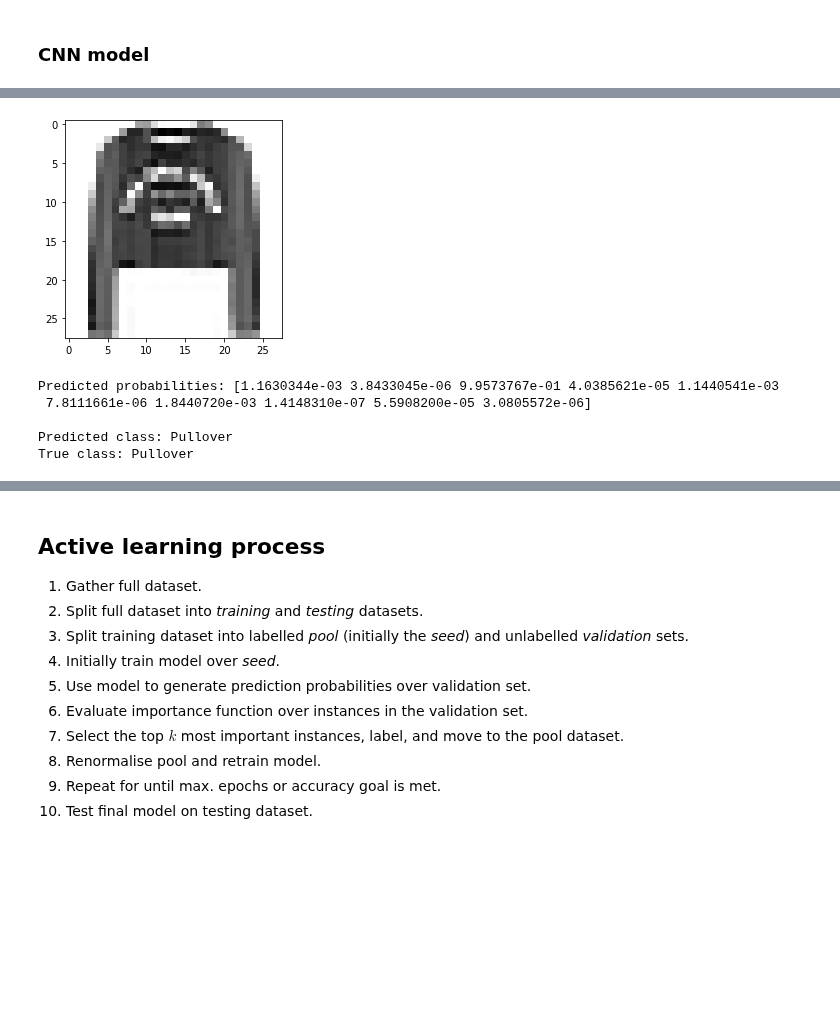
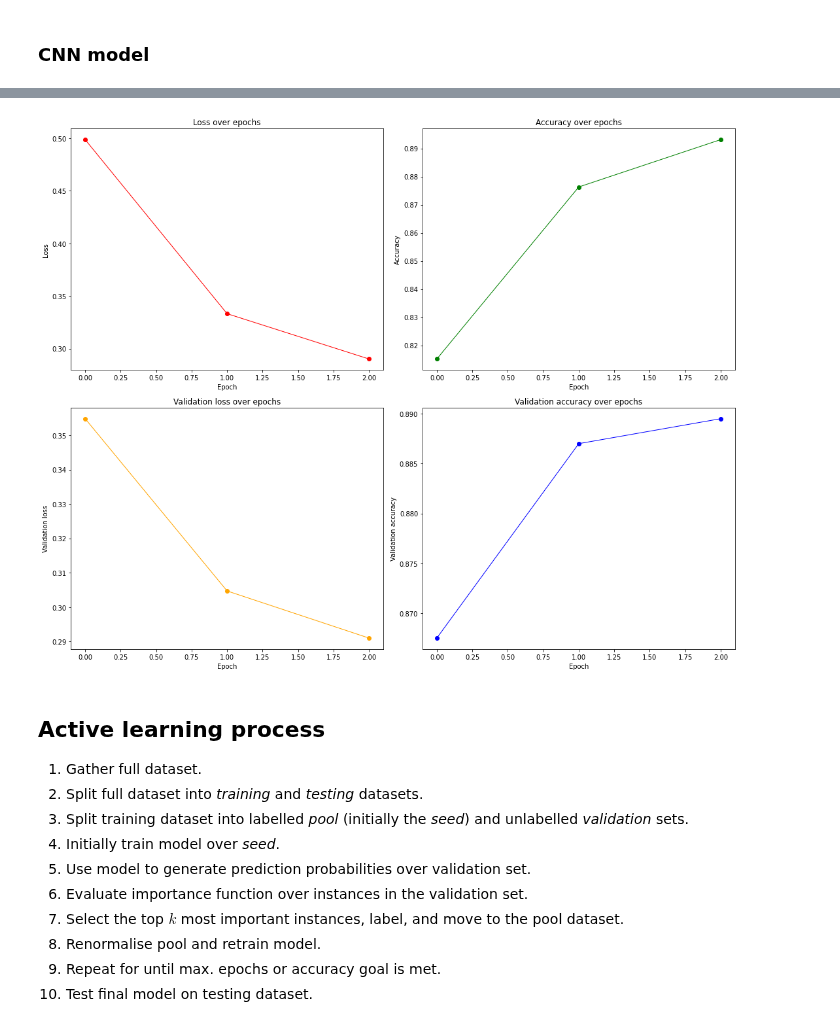
Before and after one commit to gittmp/sustainable-risk-modelling, a Jupyter notebook: Program/active-learning.ipynb, the cells around one changed output, grey strips where cells are left out. Cells and saved outputs as stored; diff of their text form; code cells hidden in the pictures; blank space fills up the shorter version.

```diff
--- a/Program/active-learning.ipynb
+++ b/Program/active-learning.ipynb
@@ -39,14 +49,12 @@ X_train.shape
 # %% [markdown]
 ### CNN model
 # %%
-batch_size = 32
 no_channels = 1
-
-input_shape = (X_train.shape[1], X_train.shape[2], no_channels)
+input_shape = (X_train_baseline.shape[1], X_train_baseline.shape[2], no_channels)
 
 # sequential apif
 # convolutional layers: specify no. conv filters (to give certain output shape), kernel dimensions
-model = Sequential([
+baseline_model = Sequential([
     Conv2D(64, (3, 3), input_shape=input_shape, activation="relu"),
     MaxPooling2D(pool_size=(2, 2)),
 
@@ -60,8 +68,8 @@ model = Sequential([
 ])
 
 # compile model
-model.compile(loss="sparse_categorical_crossentropy", optimizer="adam", metrics=["accuracy"])
+baseline_model.compile(loss="sparse_categorical_crossentropy", optimizer="adam", metrics=["accuracy"])
 
 # fit model
-model.fit(X_train, y_train, epochs=3, validation_split=0.2)
+baseline_history = baseline_model.fit(X_train_baseline, y_train_baseline, epochs=EPOCHS_BASELINE, batch_size=BATCH_SIZE, validation_split=TRAIN_VAL_SPLIT)
 # %% [output]
@@ -77,27 +82,26 @@ Epoch 3/3
-# %%
-def class_prediction(probabilities):
-    return class_names[np.argmax(probabilities)]
-
-
-# sample random test instance from test dataset
-rand_index = np.random.randint(0, X_test.shape[0])
-test_instance = X_test[rand_index]
-plt.imshow(test_instance, cmap=plt.cm.binary)
-plt.show()
-
-test_instance = tf.constant(test_instance)
-test_instance = tf.expand_dims(test_instance, 0)
-
-# use our original model to make a class prediction on this image
-prediction = model.predict(test_instance)
-
-print("Predicted probabilities:", prediction[0])
-print("\nPredicted class:", class_prediction(prediction[0]))
-print("True class:", class_names[y_test[rand_index]])
-# %% [output]
-[figure, removed]
-Predicted probabilities: [1.1630344e-03 3.8433045e-06 9.9573767e-01 4.0385621e-05 1.1440541e-03
- 7.8111661e-06 1.8440720e-03 1.4148310e-07 5.5908200e-05 3.0805572e-06]
-
-Predicted class: Pullover
-True class: Pullover
+# %%
+test_loss_baseline, test_acc_baseline = baseline_model.evaluate(X_test_baseline, y_test_baseline)
+print(f"loss = {test_loss_baseline}")
+print(f"accuracy = {test_acc_baseline}")
+
+fig, ax = plt.subplots(2, 2, figsize=(15, 12))
+
+baseline_loss = baseline_history.history['loss']
+ax[0, 0].plot(baseline_loss, linewidth=1.0, color='red', marker='o')
+ax[0, 0].set(title=f'Loss over epochs', xlabel='Epoch', ylabel='Loss')
+
+baseline_accuracy = baseline_history.history['accuracy']
+ax[0, 1].plot(baseline_accuracy, linewidth=1.0, color='green', marker='o')
+ax[0, 1].set(title=f'Accuracy over epochs', xlabel='Epoch', ylabel='Accuracy')
+
+baseline_valloss = baseline_history.history['val_loss']
+ax[1, 0].plot(baseline_valloss, linewidth=1.0, color='orange', marker='o')
+ax[1, 0].set(title=f'Validation loss over epochs', xlabel='Epoch', ylabel='Validation loss')
+
+baseline_valacc = baseline_history.history['val_accuracy']
+ax[1, 1].plot(baseline_valacc, linewidth=1.0, color='blue', marker='o')
+ax[1, 1].set(title=f'Validation accuracy over epochs', xlabel='Epoch', ylabel='Validation accuracy')
+
+plt.tight_layout()
+plt.show()
+# %% [output]
@@ -104,3 +111,4 @@ True class: Pullover
+[figure, added]
 # %% [markdown]
 ## Active learning process
 
```
Also changed, not shown: parts of 20 cells of this notebook.
